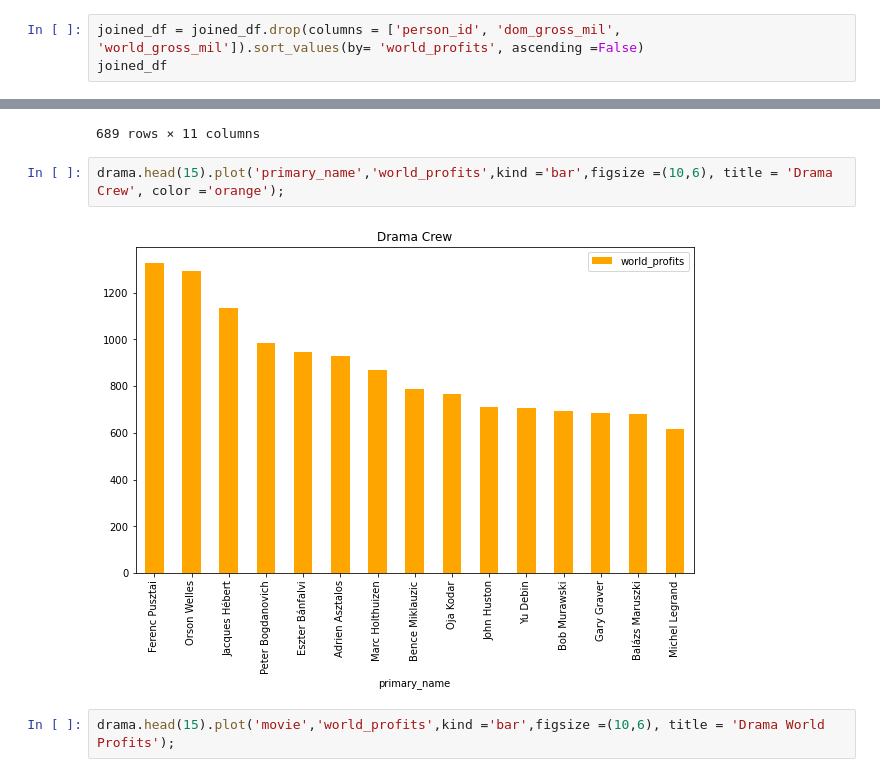
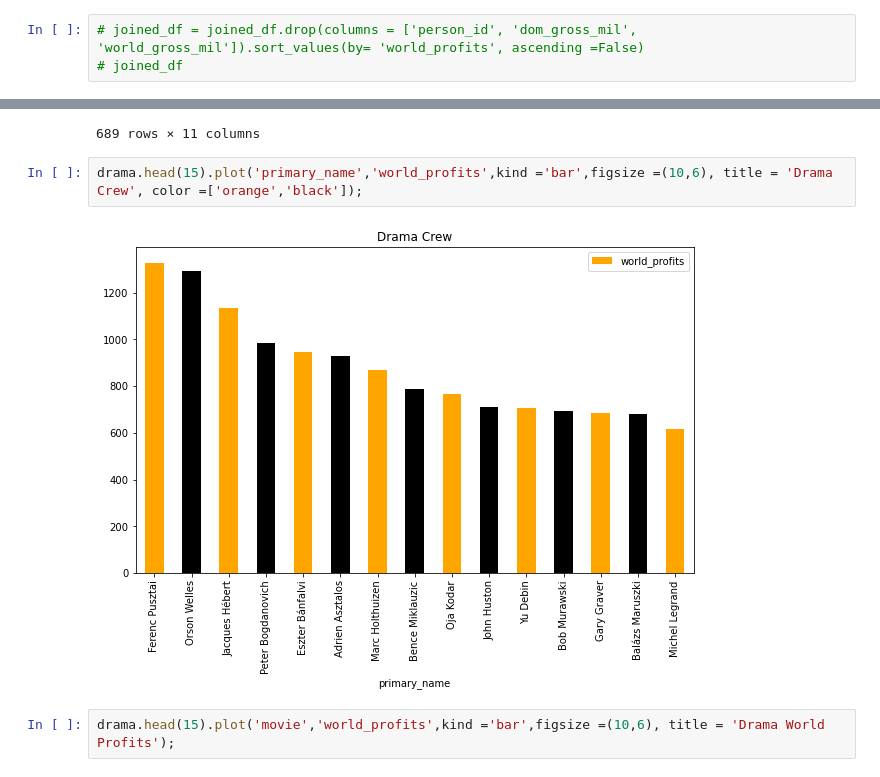
Before and after one commit to Opiyow/Project-v1, a Jupyter notebook: Marjorie Opiyo dsc_phase1_project.ipynb, the cells around one changed output, grey strips where cells are left out. Cells and saved outputs as stored; diff of their text form.

```diff
--- a/Marjorie Opiyo dsc_phase1_project.ipynb
+++ b/Marjorie Opiyo dsc_phase1_project.ipynb
@@ -640,5 +756,5 @@ joined_df.describe()
 # grouped_df = joined_df.groupby(['movie','genres','world_profits']).mean().sort_values(by = 'world_profits', ascending = False)
 # grouped_df
 # %%
-joined_df = joined_df.drop(columns = ['person_id', 'dom_gross_mil', 'world_gross_mil']).sort_values(by= 'world_profits', ascending =False)
-joined_df
+# joined_df = joined_df.drop(columns = ['person_id', 'dom_gross_mil', 'world_gross_mil']).sort_values(by= 'world_profits', ascending =False)
+# joined_df
@@ -880,9 +1008,9 @@ drama
 | 597 | tt0406282 | Bubbles | Drama | 8.6 | Torben Randrup | editor | 2000-05-12 | Battlefield Earth: A Saga of the ... | ... |
 689 rows × 11 columns
 # %%
-drama.head(15).plot('primary_name','world_profits',kind ='bar',figsize =(10,6), title = 'Drama Crew', color ='orange');
+drama.head(15).plot('primary_name','world_profits',kind ='bar',figsize =(10,6), title = 'Drama Crew', color =['orange','black']);
 # %% [output]
-[figure, old version]
+[figure, new version]
 # %%
 drama.head(15).plot('movie','world_profits',kind ='bar',figsize =(10,6), title = 'Drama World Profits');
 # %% [output]
```
Also changed, not shown: parts of 38 cells of this notebook.
